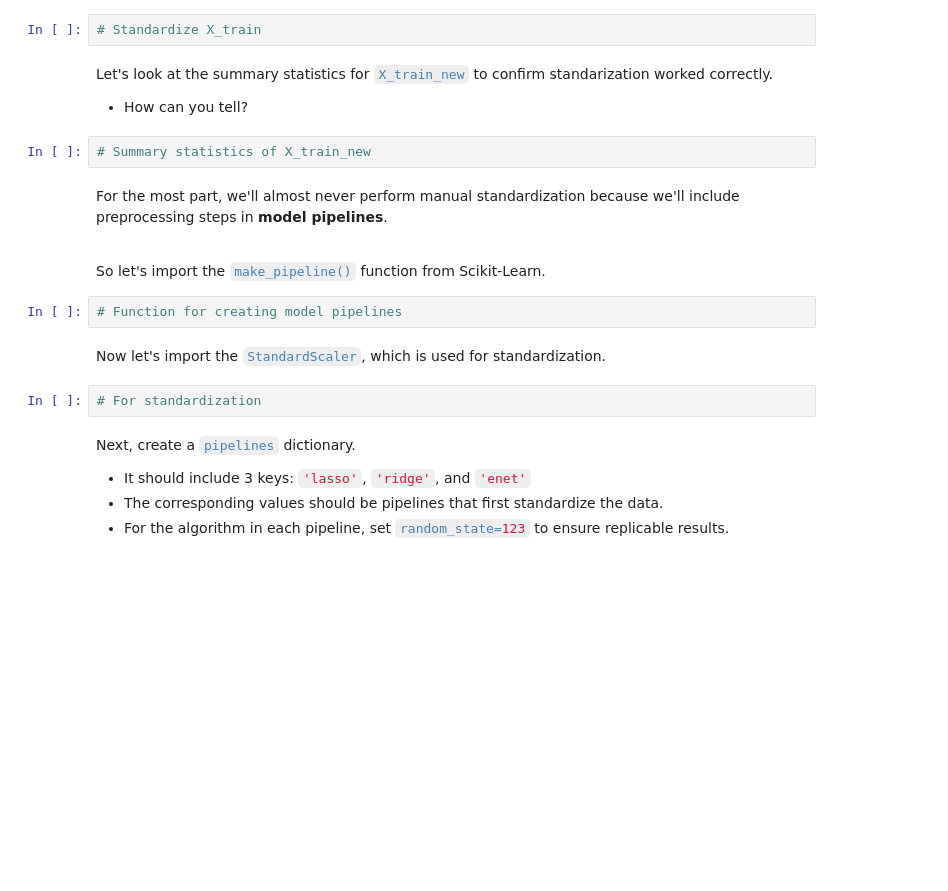
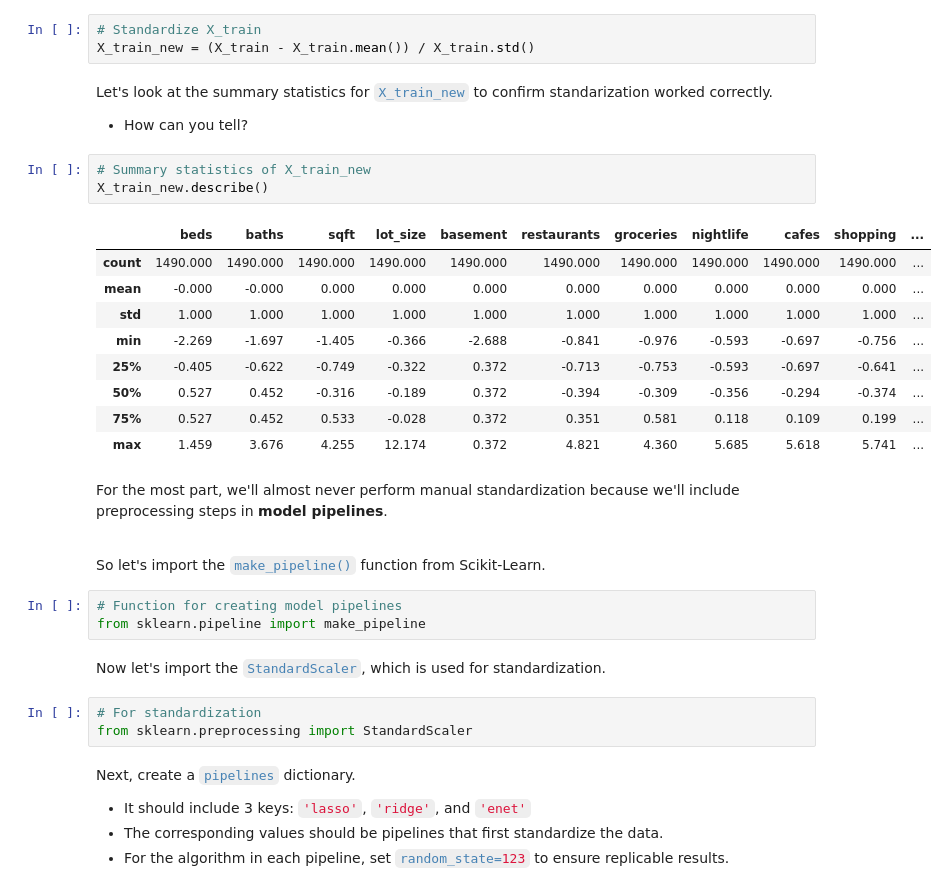
Before and after one commit to baskoroi/elite-ml, a Jupyter notebook: workbooks/project-2/Module 5 - Model Training.ipynb, the cells around one changed output. Cells and saved outputs as stored; diff of their text form; blank space fills up the shorter version.

```diff
--- a/workbooks/project-2/Module 5 - Model Training.ipynb
+++ b/workbooks/project-2/Module 5 - Model Training.ipynb
@@ -138,11 +179,23 @@ First, let's show the summary statistics from our training data.
 Next, standardize the training data manually, creating a new <code style="color:steelblue">X_train_new</code> object.
 # %%
 # Standardize X_train
+X_train_new = (X_train - X_train.mean()) / X_train.std()
 # %% [markdown]
 Let's look at the summary statistics for <code style="color:steelblue">X_train_new</code> to confirm standarization worked correctly.
 * How can you tell?
 # %%
 # Summary statistics of X_train_new
+X_train_new.describe()
+# %% [output]
+|  | beds | baths | sqft | lot_size | basement | restaurants | groceries | nightlife | cafes | shopping | ... |
+| count | 1490.000 | 1490.000 | 1490.000 | 1490.000 | 1490.000 | 1490.000 | 1490.000 | 1490.000 | 1490.000 | 1490.000 | ... |
+| mean | -0.000 | -0.000 | 0.000 | 0.000 | 0.000 | 0.000 | 0.000 | 0.000 | 0.000 | 0.000 | ... |
+| std | 1.000 | 1.000 | 1.000 | 1.000 | 1.000 | 1.000 | 1.000 | 1.000 | 1.000 | 1.000 | ... |
+| min | -2.269 | -1.697 | -1.405 | -0.366 | -2.688 | -0.841 | -0.976 | -0.593 | -0.697 | -0.756 | ... |
+| 25% | -0.405 | -0.622 | -0.749 | -0.322 | 0.372 | -0.713 | -0.753 | -0.593 | -0.697 | -0.641 | ... |
+| 50% | 0.527 | 0.452 | -0.316 | -0.189 | 0.372 | -0.394 | -0.309 | -0.356 | -0.294 | -0.374 | ... |
+| 75% | 0.527 | 0.452 | 0.533 | -0.028 | 0.372 | 0.351 | 0.581 | 0.118 | 0.109 | 0.199 | ... |
+| max | 1.459 | 3.676 | 4.255 | 12.174 | 0.372 | 4.821 | 4.360 | 5.685 | 5.618 | 5.741 | ... |
 # %% [markdown]
 For the most part, we'll almost never perform manual standardization because we'll include preprocessing steps in **model pipelines**.
 
@@ -150,10 +203,12 @@ For the most part, we'll almost never perform manual standardization because we'
 So let's import the <code style="color:steelblue">make_pipeline()</code> function from Scikit-Learn.
 # %%
 # Function for creating model pipelines
+from sklearn.pipeline import make_pipeline
 # %% [markdown]
 Now let's import the <code style="color:steelblue">StandardScaler</code>, which is used for standardization.
 # %%
 # For standardization
+from sklearn.preprocessing import StandardScaler
 # %% [markdown]
 Next, create a <code style="color:steelblue">pipelines</code> dictionary.
 * It should include 3 keys: <code style="color:crimson">'lasso'</code>, <code style="color:crimson">'ridge'</code>, and <code style="color:crimson">'enet'</code>
```
Also changed, not shown: parts of 34 cells of this notebook, 3 other files.
